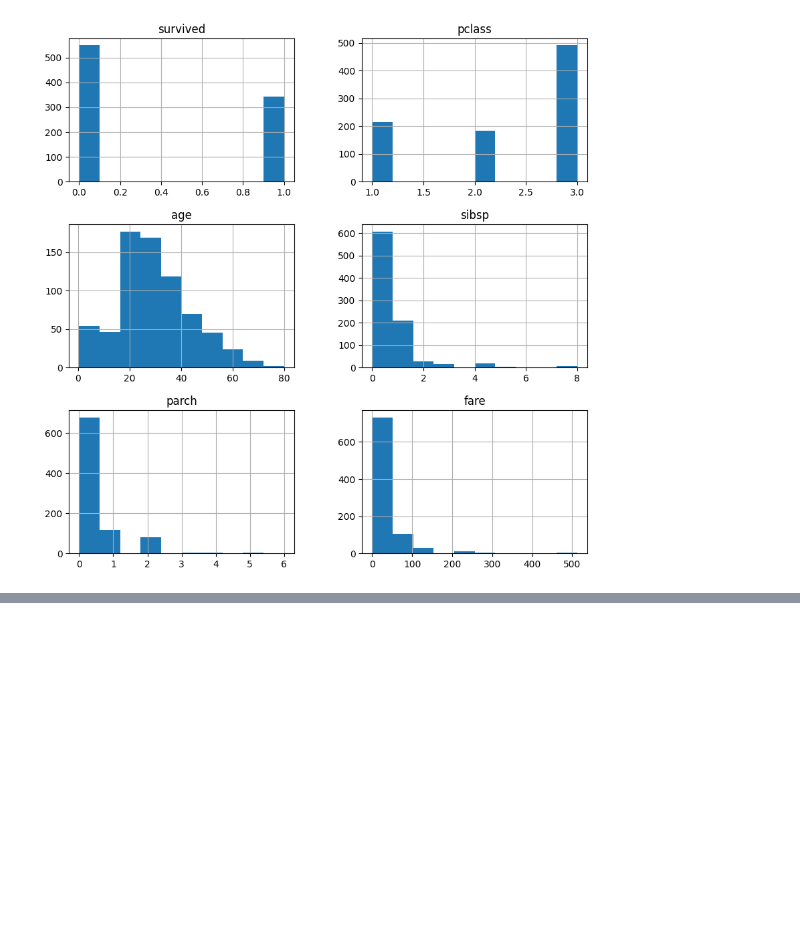
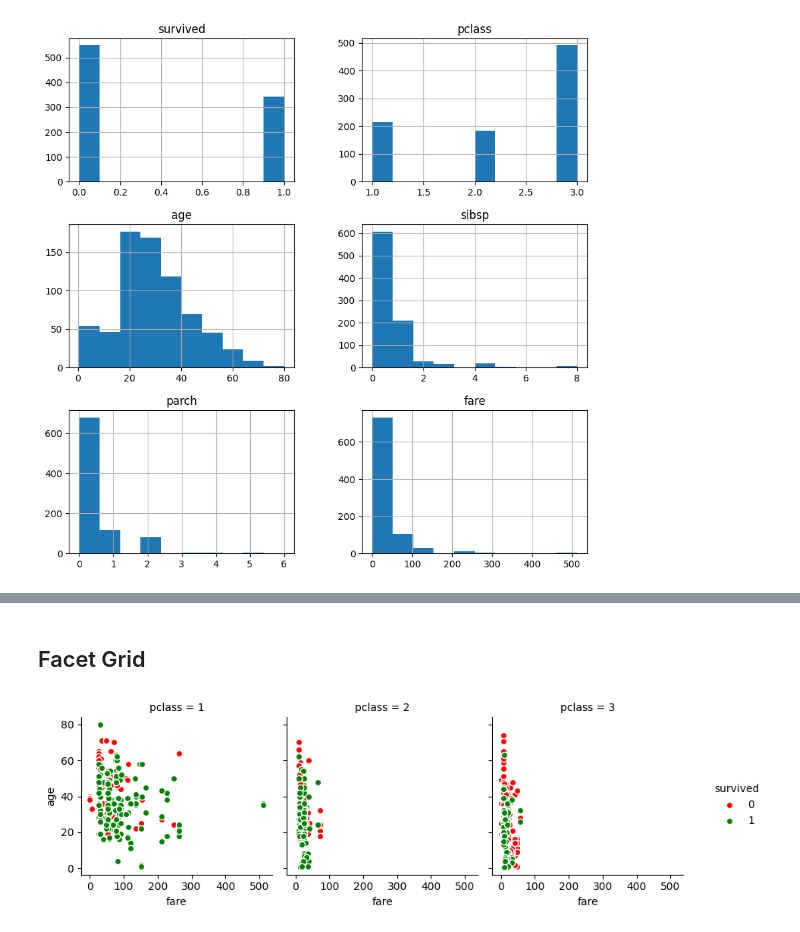
Before and after one commit to gak92/pkc2023, a Jupyter notebook: day_11/plotting.ipynb, the cells around one changed output, grey strips where cells are left out. Cells and saved outputs as stored; diff of their text form; code cells hidden in the pictures; blank space fills up the shorter version.

```diff
--- a/day_11/plotting.ipynb
+++ b/day_11/plotting.ipynb
@@ -134,0 +147,8 @@ array([[<Axes: title={'center': 'survived'}>,
+# %% [markdown]
+## Facet Grid
+# %%
+fg = sns.FacetGrid(titanic, hue='survived', col='pclass', margin_titles=True, palette={1:'green', 0:'red'})
+
+fg = fg.map(plt.scatter, 'fare', 'age', edgecolor='w').add_legend();
+# %% [output]
+[figure, added]
```
Also changed, not shown: parts of 6 cells of this notebook.
